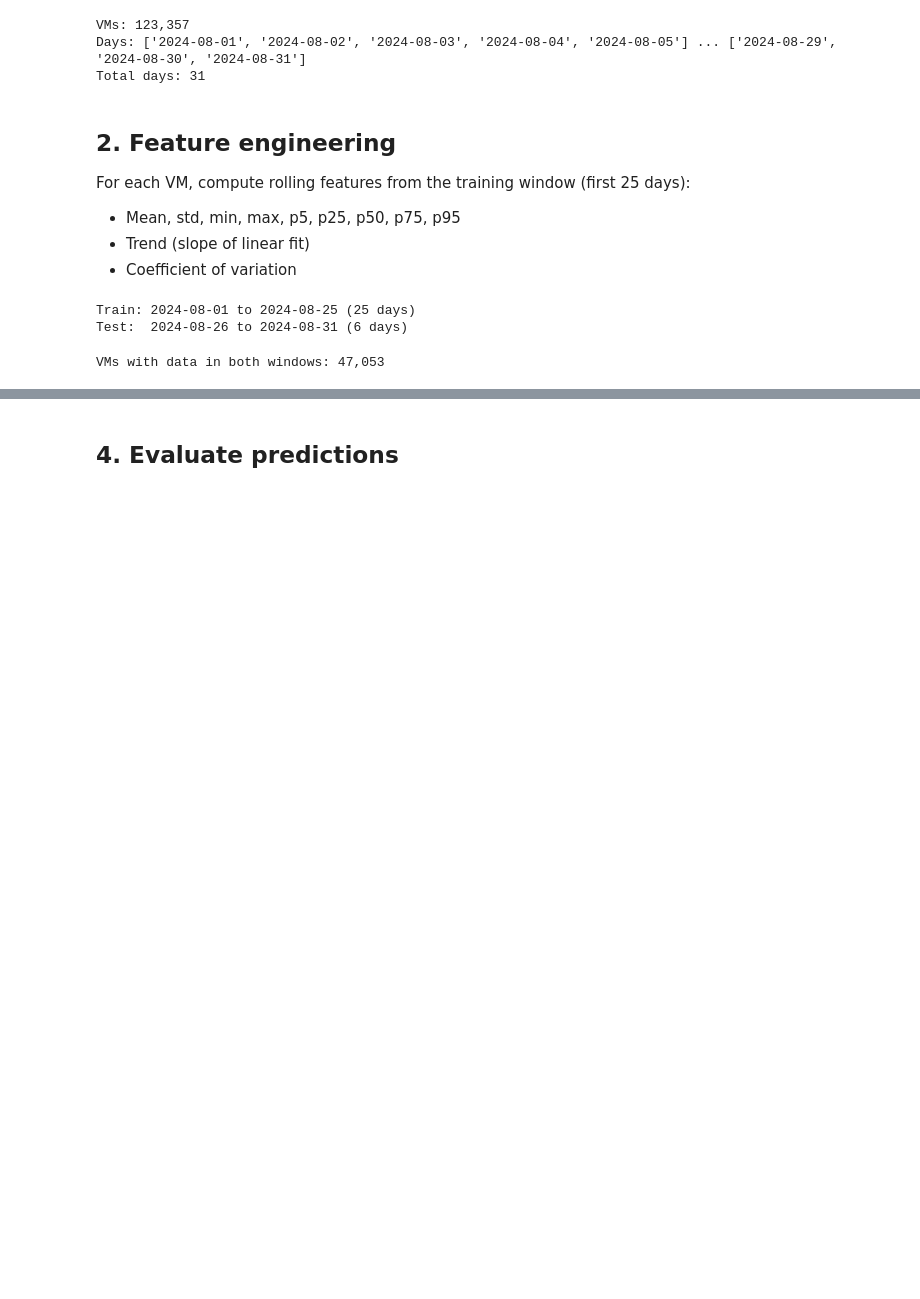
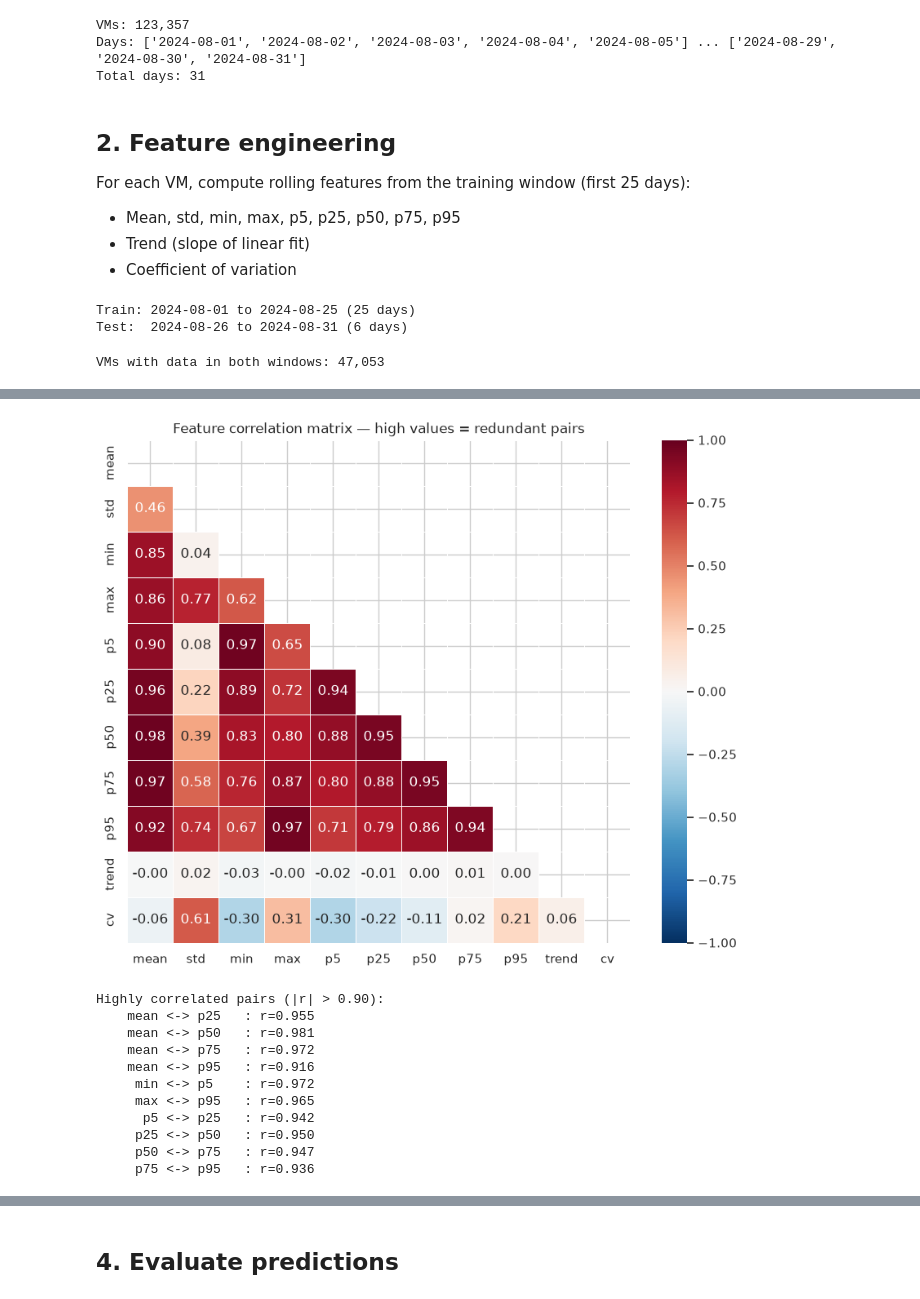
Before and after one commit to aroaxinping/cloud-cost-predictor, a Jupyter notebook: notebooks/03_predictive_model.ipynb, the cells around one changed output, grey strips where cells are left out. Drawn from its saved outputs; the diff is of its cells as text; code cells hidden in the pictures; blank space fills up the shorter version.

```diff
--- a/notebooks/03_predictive_model.ipynb
+++ b/notebooks/03_predictive_model.ipynb
@@ -94,0 +103,31 @@ Target stats — mean: 8.03, median: 5.91
+# %%
+df_feat = pd.DataFrame(X, columns=feature_names)
+
+fig, ax = plt.subplots(figsize=(10, 8))
+corr = df_feat.corr()
+mask = np.triu(np.ones_like(corr, dtype=bool))
+sns.heatmap(corr, mask=mask, annot=True, fmt=".2f", cmap="RdBu_r", center=0,
+            vmin=-1, vmax=1, square=True, ax=ax, linewidths=0.5)
+ax.set_title("Feature correlation matrix  -  high values = redundant pairs")
+plt.savefig("../reports/figures/correlation_heatmap.png", dpi=150, bbox_inches="tight")
+plt.show()
+
+print("\nHighly correlated pairs (|r| > 0.90):")
+for i in range(len(feature_names)):
+    for j in range(i+1, len(feature_names)):
+        r = corr.iloc[i, j]
+        if abs(r) > 0.90:
+            print(f"  {feature_names[i]:>6} <-> {feature_names[j]:<6}: r={r:.3f}")
+# %% [output]
+[figure, added]
+Highly correlated pairs (|r| > 0.90):
+    mean <-> p25   : r=0.955
+    mean <-> p50   : r=0.981
+    mean <-> p75   : r=0.972
+    mean <-> p95   : r=0.916
+     min <-> p5    : r=0.972
+     max <-> p95   : r=0.965
+      p5 <-> p25   : r=0.942
+     p25 <-> p50   : r=0.950
+     p50 <-> p75   : r=0.947
+     p75 <-> p95   : r=0.936
```
Also changed, not shown: parts of 19 cells of this notebook, 24 other files.
